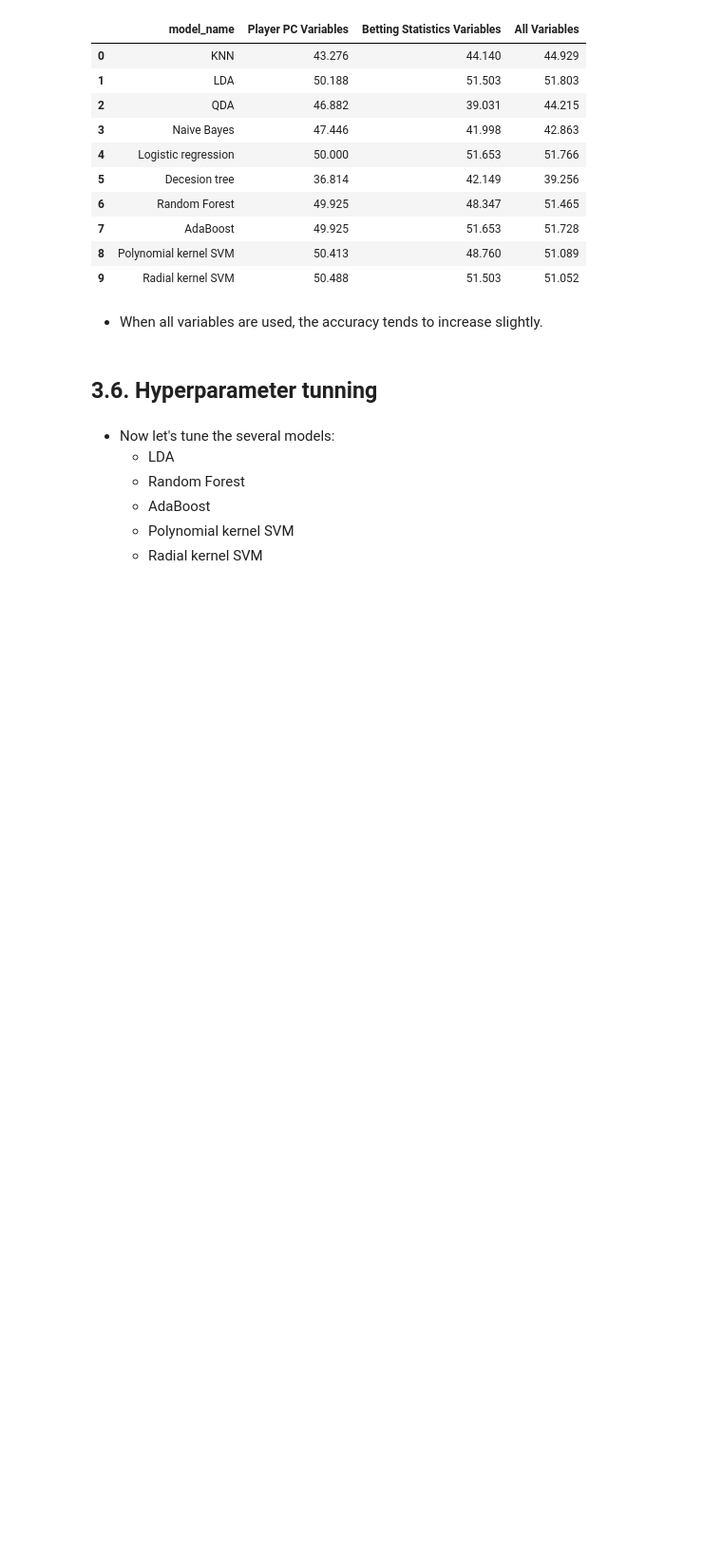
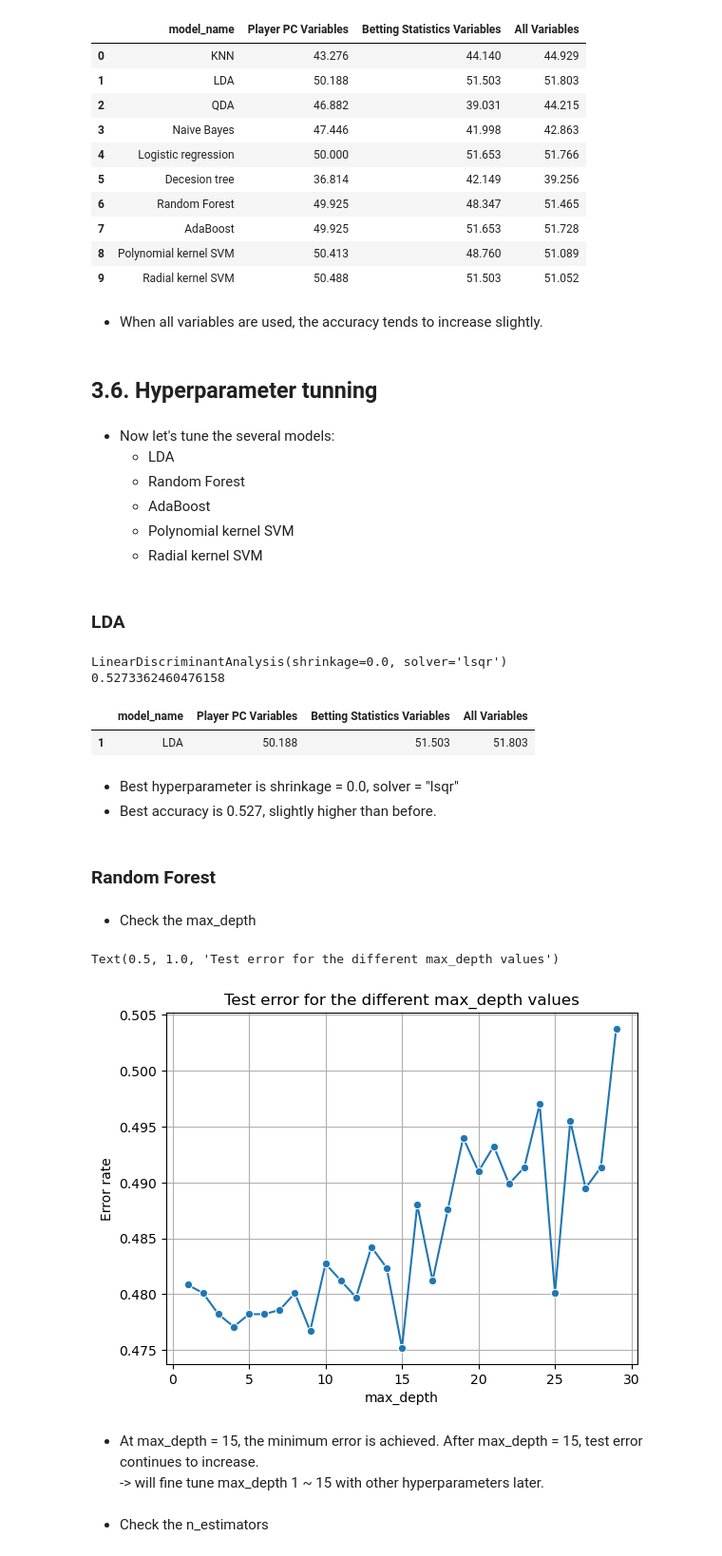
Before and after one commit to Dyouvrean/Football-match-prediction, a Jupyter notebook: project_Jun.ipynb, the cells around one changed output. Shown at 95% size. Saved outputs shown, nothing was run; the diff lists cells and outputs as text; code cells hidden in the pictures; blank space fills up the shorter version.

```diff
--- a/project_Jun.ipynb
+++ b/project_Jun.ipynb
@@ -1973,3 +1973,5 @@ result_accuracy
     - AdaBoost
     - Polynomial kernel SVM
     - Radial kernel SVM
+# %% [markdown]
+### LDA
@@ -1975,0 +2137,52 @@ result_accuracy
+# %%
+param_grid = [{
+    "solver": ["svd", "lsqr", "eigen"],
+    "shrinkage": np.arange(0, 1, 0.01)
+}]
+
+model = LinearDiscriminantAnalysis()
+
+lda_grid = GridSearchCV(model, param_grid, cv = 5, n_jobs = -1)
+lda_grid.fit(X_all_train_std, y_train)
+
+print(lda_grid.best_estimator_)
+print(lda_grid.best_score_)
+# %% [output]
+LinearDiscriminantAnalysis(shrinkage=0.0, solver='lsqr')
+0.5273362460476158
+# %%
+result_accuracy[result_accuracy.model_name == "LDA"]
+# %% [output]
+|  | model_name | Player PC Variables | Betting Statistics Variables | All Variables |
+| 1 | LDA | 50.188 | 51.503 | 51.803 |
+# %% [markdown]
+- Best hyperparameter is shrinkage = 0.0, solver = "lsqr"
+- Best accuracy is 0.527, slightly higher than before.
+# %% [markdown]
+### Random Forest
+# %% [markdown]
+- Check the max_depth
+# %%
+max_depth_list = range(1, 30)
+test_error_list = []
+
+for max_depth in max_depth_list:
+    model = RandomForestClassifier(max_depth = max_depth)
+
+    model.fit(X_all_train_std, y_train)
+    y_test_predict = model.predict(X_all_test_std)
+    test_error_list.append(np.mean(y_test_predict != y_test))
+# %%
+plt.grid()
+sns.lineplot(x = max_depth_list, y = test_error_list, marker = "o")
+plt.xlabel("max_depth")
+plt.ylabel("Error rate")
+plt.title("Test error for the different max_depth values")
+# %% [output]
+Text(0.5, 1.0, 'Test error for the different max_depth values')
+[figure, added]
+# %% [markdown]
+- At max_depth = 15, the minimum error is achieved. After max_depth = 15, test error continues to increase.
+-> will fine tune max_depth 1 ~ 15 with other hyperparameters later.
+# %% [markdown]
+- Check the n_estimators
```
Also changed, not shown: parts of 13 cells of this notebook.
